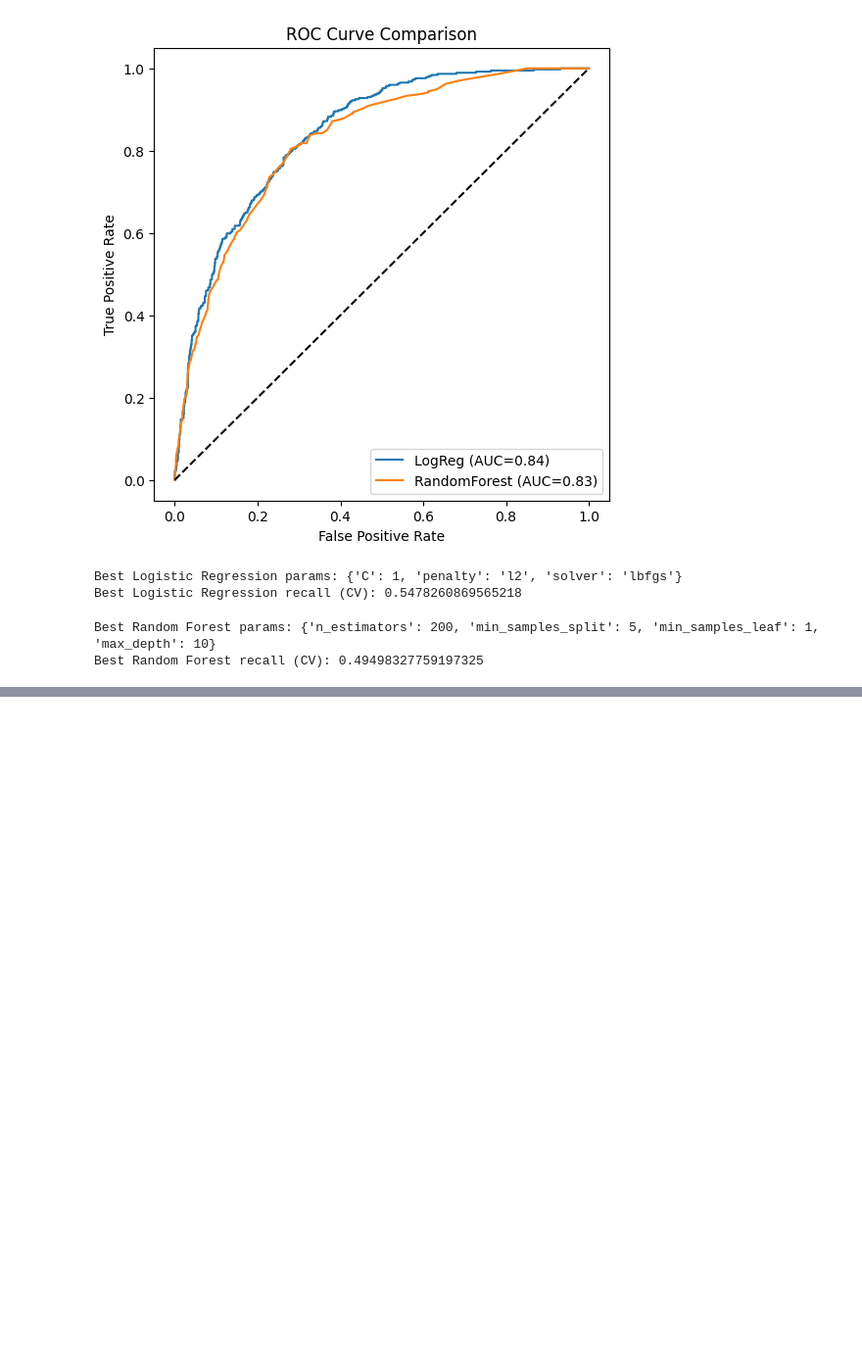
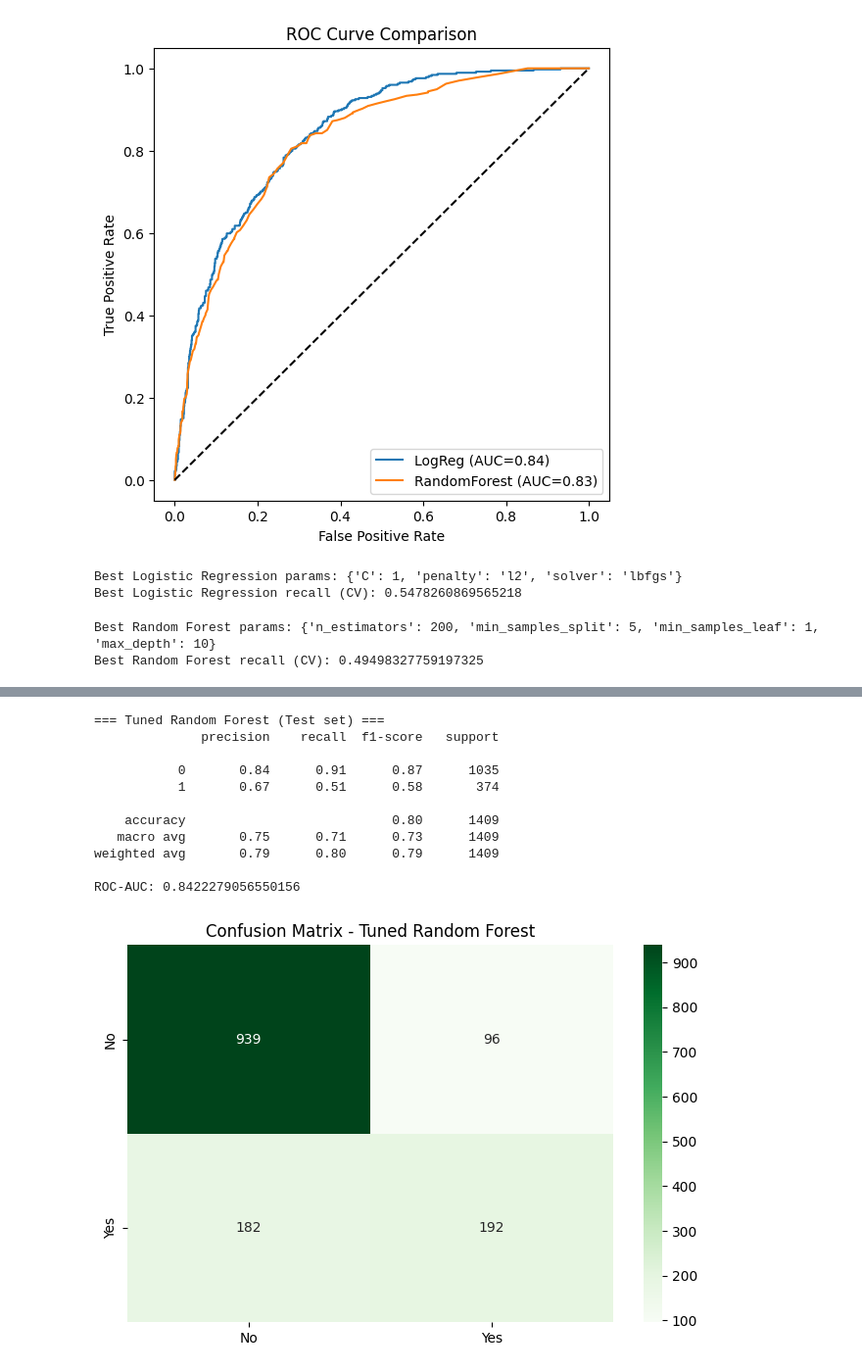
Before and after one commit to yahyaCS/AIP22-featureEngineering, a Jupyter notebook: fe.ipynb, the cells around one changed output, grey strips where cells are left out. Shown at 98% size. Drawn from its saved outputs; the diff is of its cells as text; code cells hidden in the pictures; blank space fills up the shorter version.

```diff
--- a/fe.ipynb
+++ b/fe.ipynb
@@ -747,0 +778,34 @@ Best Random Forest recall (CV): 0.49498327759197325
+# %%
+# 2. Retrain Random Forest with best params
+best_rf = RandomForestClassifier(
+    n_estimators=200,
+    max_depth=10,
+    min_samples_split=5,
+    min_samples_leaf=1,
+    random_state=42
+)
+best_rf.fit(X_train, y_train)
+y_pred_rf_best = best_rf.predict(X_test)
+y_prob_rf_best = best_rf.predict_proba(X_test)[:,1]
+
+print("\n=== Tuned Random Forest (Test set) ===")
+print(classification_report(y_test, y_pred_rf_best))
+print("ROC-AUC:", roc_auc_score(y_test, y_prob_rf_best))
+
+cm = confusion_matrix(y_test, y_pred_rf_best)
+sns.heatmap(cm, annot=True, fmt="d", cmap="Greens", xticklabels=['No','Yes'], yticklabels=['No','Yes'])
+plt.title("Confusion Matrix - Tuned Random Forest")
+plt.show()
+# %% [output]
+=== Tuned Random Forest (Test set) ===
+              precision    recall  f1-score   support
+
+           0       0.84      0.91      0.87      1035
+           1       0.67      0.51      0.58       374
+
+    accuracy                           0.80      1409
+   macro avg       0.75      0.71      0.73      1409
+weighted avg       0.79      0.80      0.79      1409
+
+ROC-AUC: 0.8422279056550156
+[figure, added]
```
Also changed, not shown: parts of 2 cells of this notebook.
